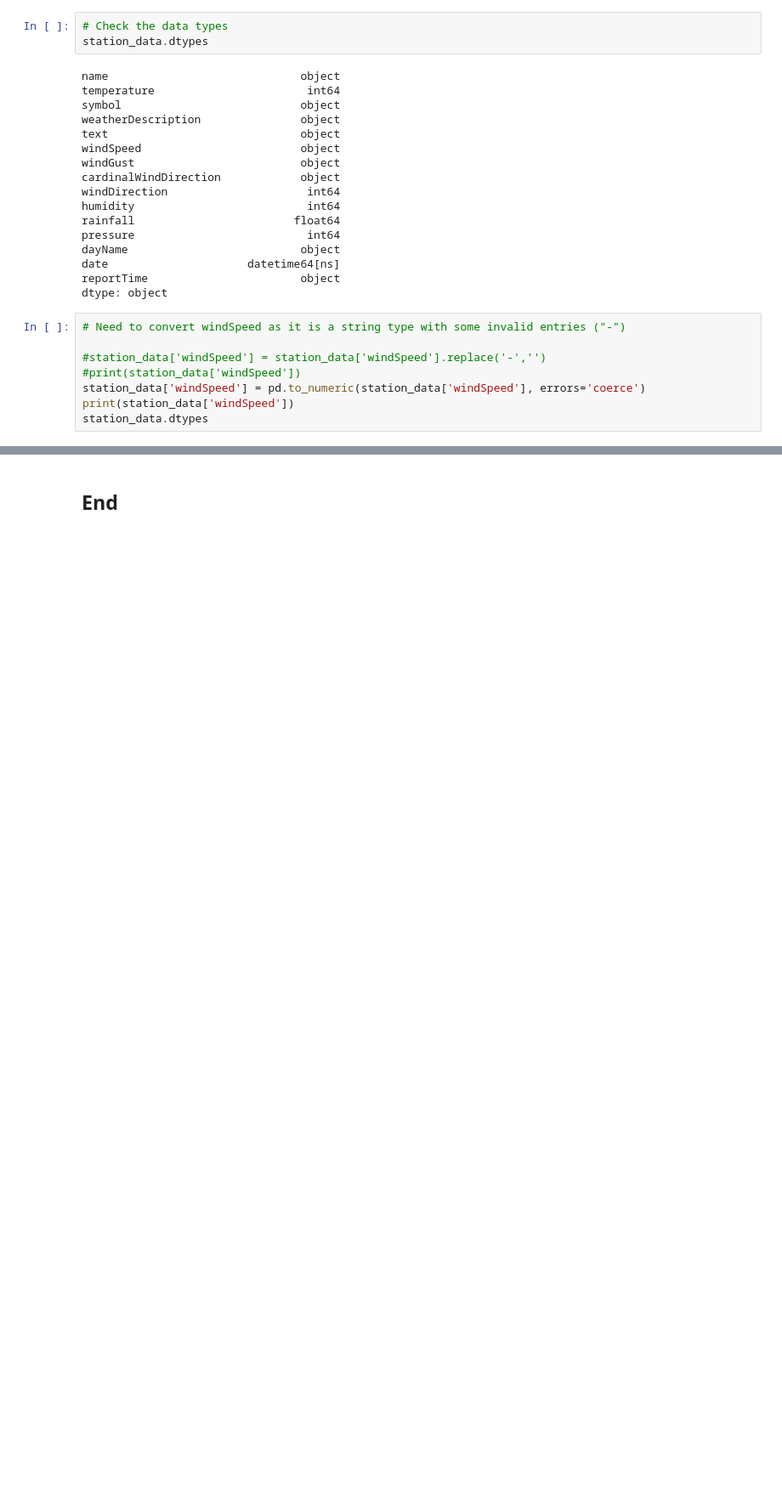
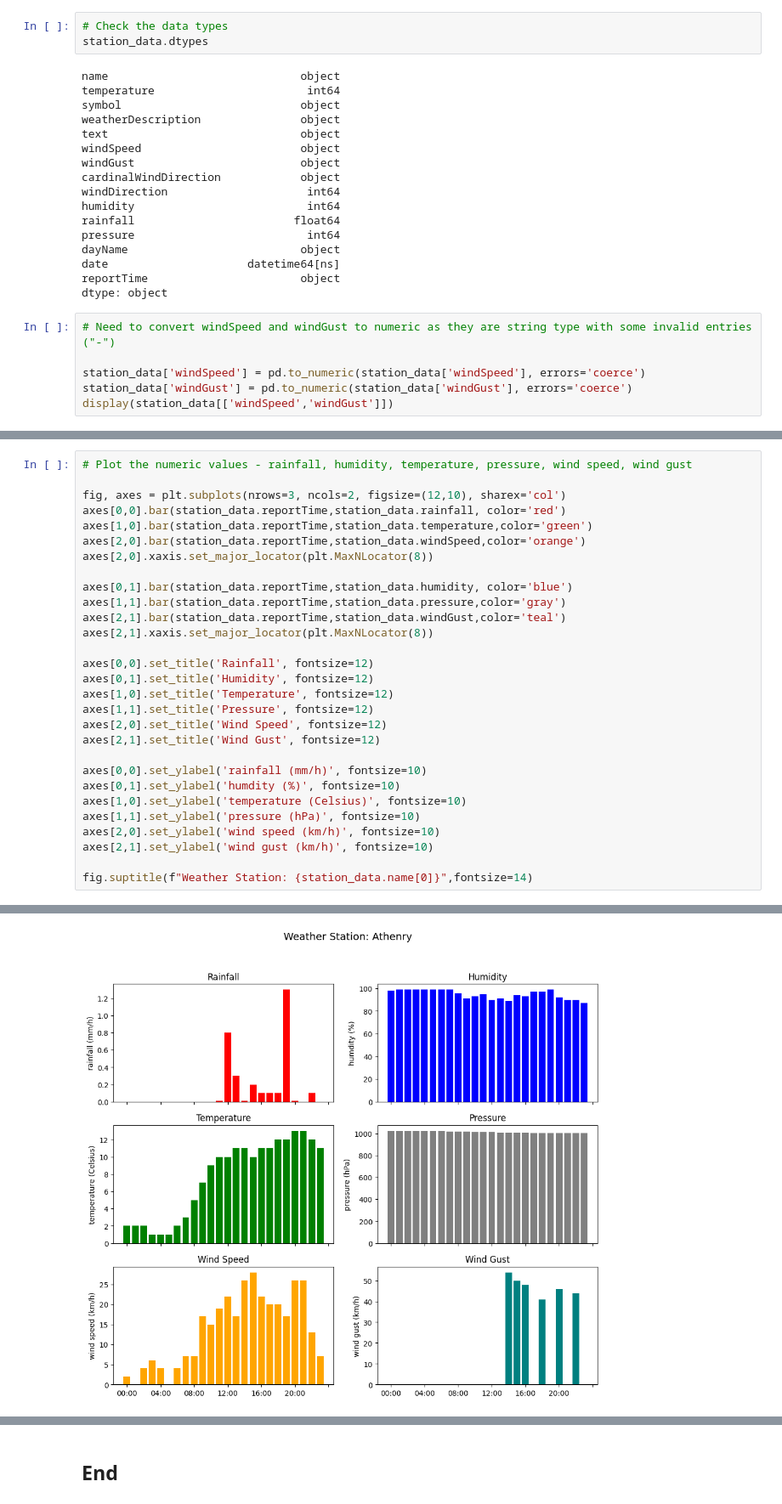
Before and after one commit to dvdgeroconnell/computer_infrastructure, a Jupyter notebook: weather.ipynb, the cells around one changed output, grey strips where cells are left out. Shown: that part at 85% size. Drawn from its saved outputs; the diff is of its cells as text; blank space fills up the shorter version.

Commit message:
Update the analysis and summary sections (task 9) of the weather notebook

```diff
--- a/weather.ipynb
+++ b/weather.ipynb
@@ -201,11 +195,9 @@ date                     datetime64[ns]
 reportTime                       object
 dtype: object
 # %%
-# Need to convert windSpeed as it is a string type with some invalid entries ("-")
+# Need to convert windSpeed and windGust to numeric as they are string type with some invalid entries ("-")
 
-#station_data['windSpeed'] = station_data['windSpeed'].replace('-','')
-#print(station_data['windSpeed'])
 station_data['windSpeed'] = pd.to_numeric(station_data['windSpeed'], errors='coerce')
-print(station_data['windSpeed'])
-station_data.dtypes
+station_data['windGust'] = pd.to_numeric(station_data['windGust'], errors='coerce')
+display(station_data[['windSpeed','windGust']])
 # %% [output]
@@ -323,0 +241,30 @@ plt.show
+# %%
+# Plot the numeric values - rainfall, humidity, temperature, pressure, wind speed, wind gust
+
+fig, axes = plt.subplots(nrows=3, ncols=2, figsize=(12,10), sharex='col')
+axes[0,0].bar(station_data.reportTime,station_data.rainfall, color='red')
+axes[1,0].bar(station_data.reportTime,station_data.temperature,color='green')
+axes[2,0].bar(station_data.reportTime,station_data.windSpeed,color='orange')
+axes[2,0].xaxis.set_major_locator(plt.MaxNLocator(8))
+
+axes[0,1].bar(station_data.reportTime,station_data.humidity, color='blue')
+axes[1,1].bar(station_data.reportTime,station_data.pressure,color='gray')
+axes[2,1].bar(station_data.reportTime,station_data.windGust,color='teal')
+axes[2,1].xaxis.set_major_locator(plt.MaxNLocator(8))
+
+axes[0,0].set_title('Rainfall', fontsize=12)
+axes[0,1].set_title('Humidity', fontsize=12)
+axes[1,0].set_title('Temperature', fontsize=12)
+axes[1,1].set_title('Pressure', fontsize=12)
+axes[2,0].set_title('Wind Speed', fontsize=12)
+axes[2,1].set_title('Wind Gust', fontsize=12)
+
+axes[0,0].set_ylabel('rainfall (mm/h)', fontsize=10)
+axes[0,1].set_ylabel('humdity (%)', fontsize=10)
+axes[1,0].set_ylabel('temperature (Celsius)', fontsize=10)
+axes[1,1].set_ylabel('pressure (hPa)', fontsize=10)
+axes[2,0].set_ylabel('wind speed (km/h)', fontsize=10)
+axes[2,1].set_ylabel('wind gust (km/h)', fontsize=10)
+
+fig.suptitle(f"Weather Station: {station_data.name[0]}",fontsize=14)
+# %% [output]
@@ -323,0 +272 @@ plt.show
+[figure, added]
```
Also changed, not shown: parts of 14 cells of this notebook, 1 other file.
